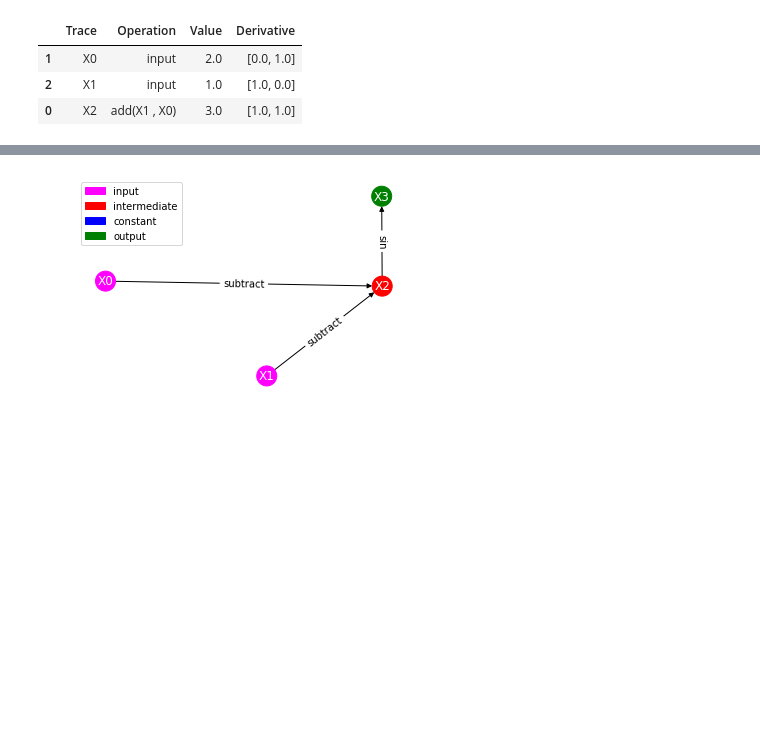
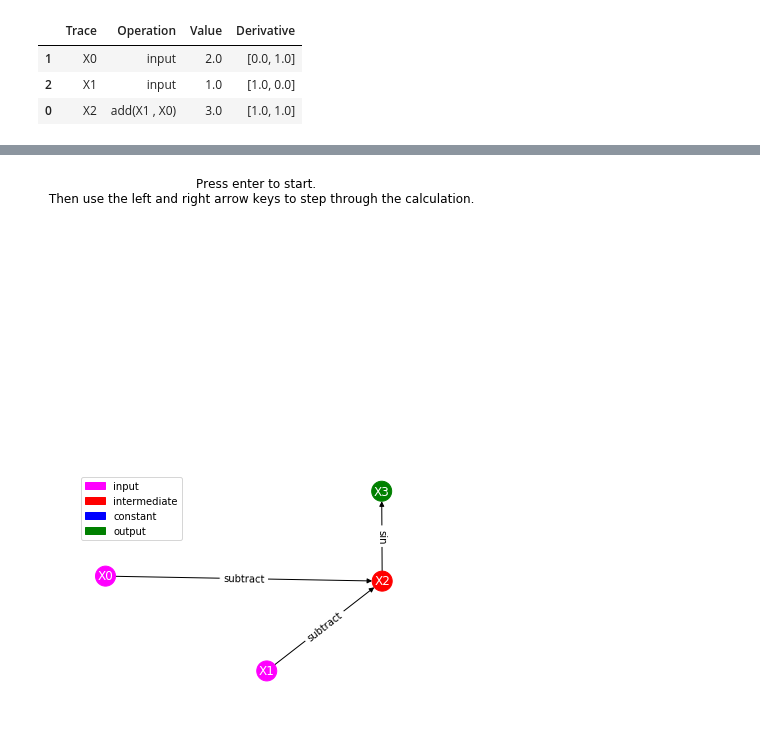
Before and after one commit to tamilselvanarjun/auto-ed, a Jupyter notebook: MultioutExperiments.ipynb, the cells around one changed output, grey strips where cells are left out. Drawn from its saved outputs; the diff is of its cells as text; code cells hidden in the pictures; blank space fills up the shorter version.

```diff
--- a/MultioutExperiments.ipynb
+++ b/MultioutExperiments.ipynb
@@ -43,0 +44,2 @@ ADgraph.draw_graph_rev(f1)
+# %%
+G, edge_labs, pos, labs = ADgraph.get_graph_setup(f1)
@@ -44,3 +49,7 @@ ADgraph.draw_graph_rev(f1)
+# %%
+ADgraph.draw_graph_rev_dynamic(f1, x.revder(f1)[1], G, edge_labs, pos, labs, x.revder(f1)[0])
+# %% [output]
+[figure, added]
 # %%
 ADgraph.draw_graph(f2)
 # %% [output]
```
Also changed, not shown: parts of 2 cells of this notebook, 2 other files.
